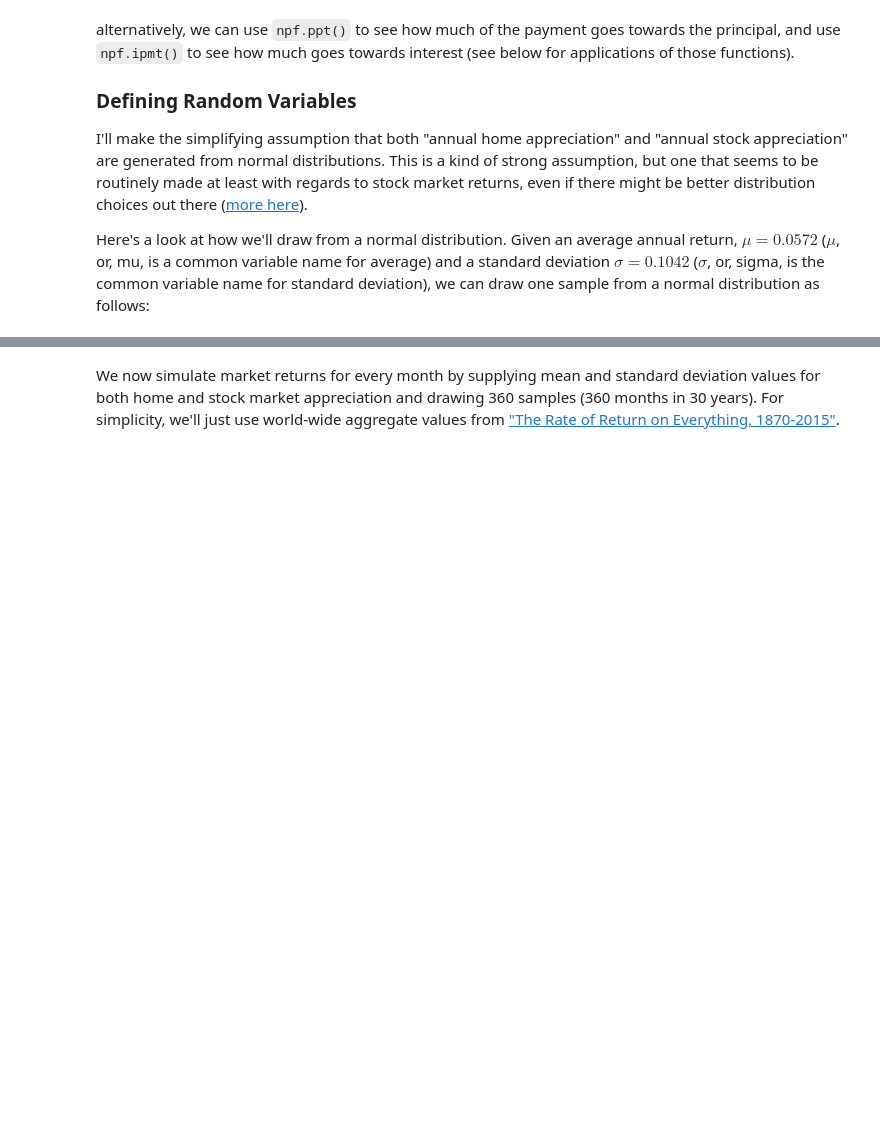
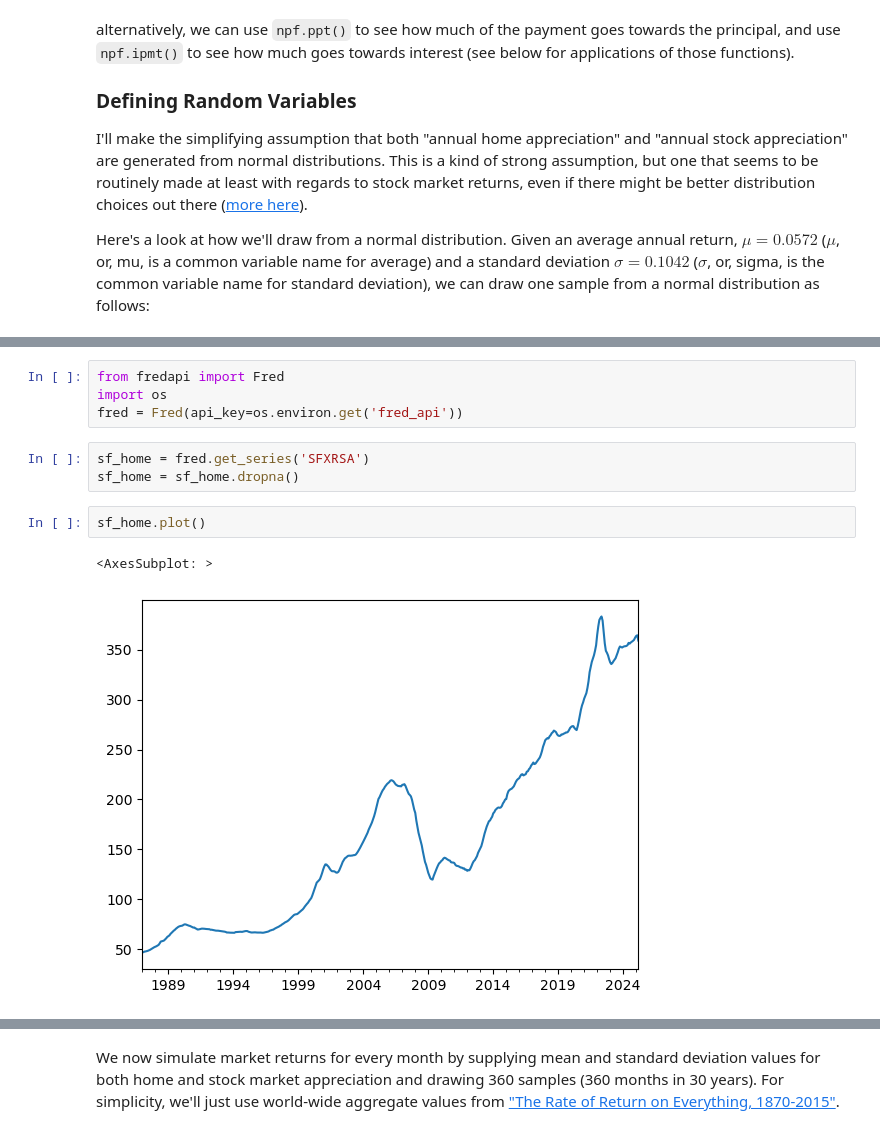
Before and after one commit to peter-amerkhanian/peter-amerkhanian.github.io, a Jupyter notebook: posts/rent-vs-buy/index.ipynb, the cells around one changed output, grey strips where cells are left out. Saved outputs shown, nothing was run; the diff lists cells and outputs as text; blank space fills up the shorter version.

```diff
--- a/posts/rent-vs-buy/index.ipynb
+++ b/posts/rent-vs-buy/index.ipynb
@@ -84,0 +94,12 @@ Here's a look at how we'll draw from a normal distribution. Given an average ann
+# %%
+from fredapi import Fred
+import os
+fred = Fred(api_key=os.environ.get('fred_api'))
+# %%
+sf_home = fred.get_series('SFXRSA')
+sf_home = sf_home.dropna()
+# %%
+sf_home.plot()
+# %% [output]
+<AxesSubplot: >
+[figure, added]
```
Also changed, not shown: parts of 21 cells of this notebook, 19 other files.
